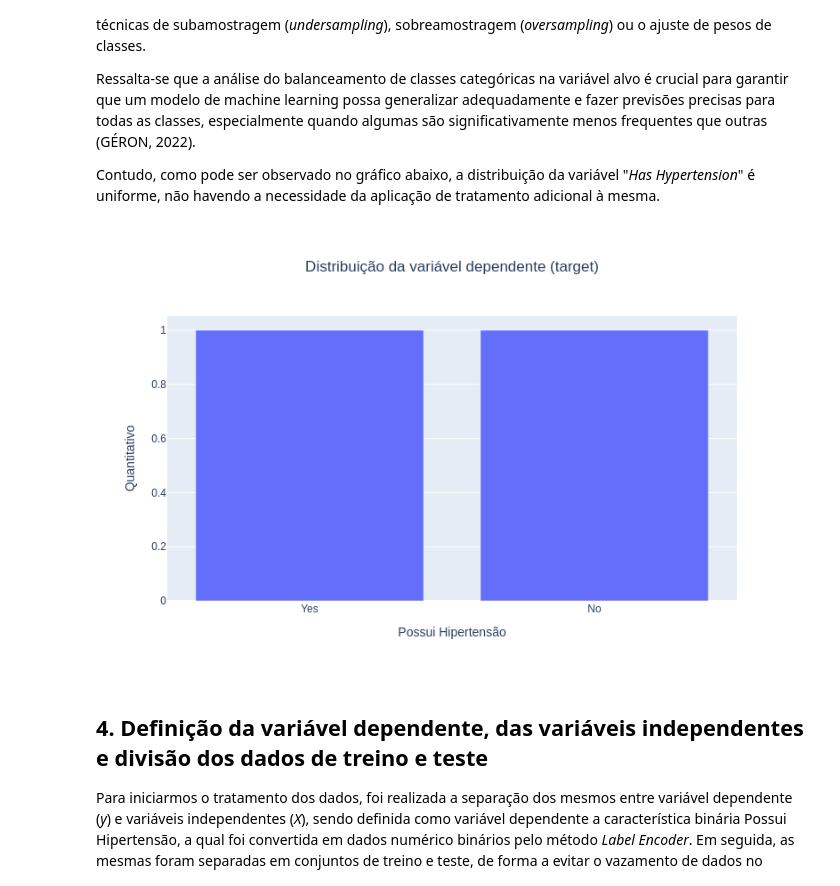
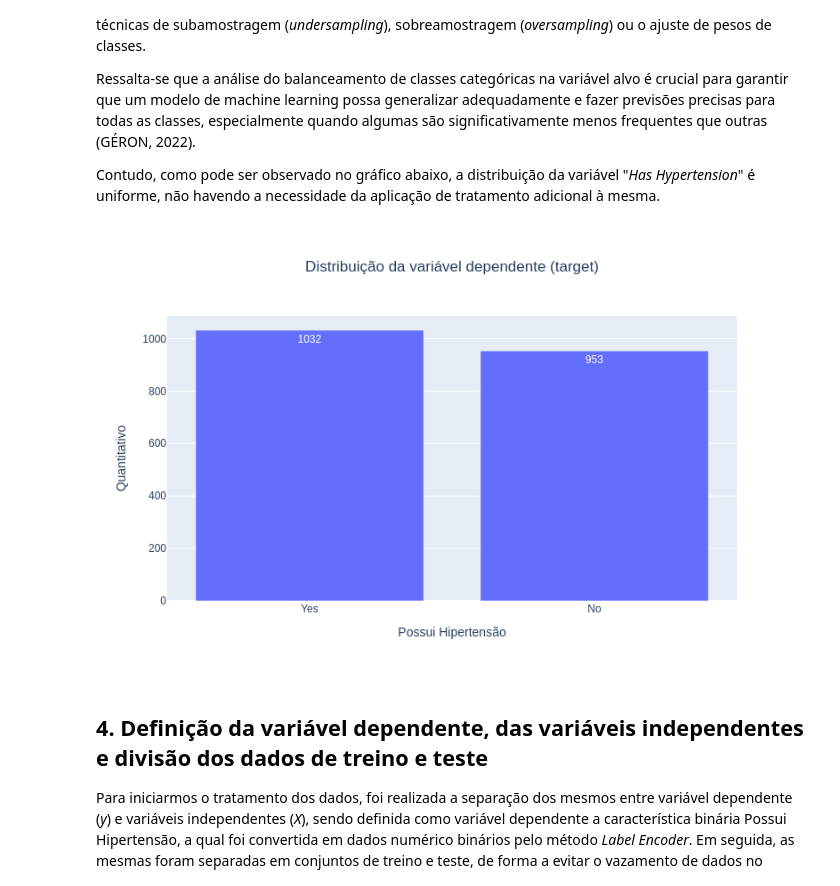
Before and after one commit to rogerioferreira/MVP-Machine_Learning-PUC-RIO, a Jupyter notebook: notebooks/hypertension_prediction.ipynb, the cells around one changed output. Cells and saved outputs as stored; diff of their text form; code cells hidden in the pictures.

```diff
--- a/notebooks/hypertension_prediction.ipynb
+++ b/notebooks/hypertension_prediction.ipynb
@@ -346,21 +346,23 @@ Contudo, como pode ser observado no gráfico abaixo, a distribuição da variáv
 # %%
 fig = px.bar(
     df["Has_Hypertension"].value_counts().reset_index(),
     x="Has_Hypertension",
+    y= "count",
     title="Distribuição da variável dependente (target)",
+    text_auto=True,
     width=800,
     height=500,
 )
 
 fig.update_layout(
     xaxis_title="Possui Hipertensão",
     yaxis_title="Quantitativo",
     title_x=0.5,
 )
 
 fig.show()
 # %% [output]
-[figure, old version]
+[figure, new version]
 # %% [markdown]
 ## 4. Definição da variável dependente, das variáveis independentes e divisão dos dados de treino e teste
 
```
Also changed, not shown: parts of 7 cells of this notebook.
